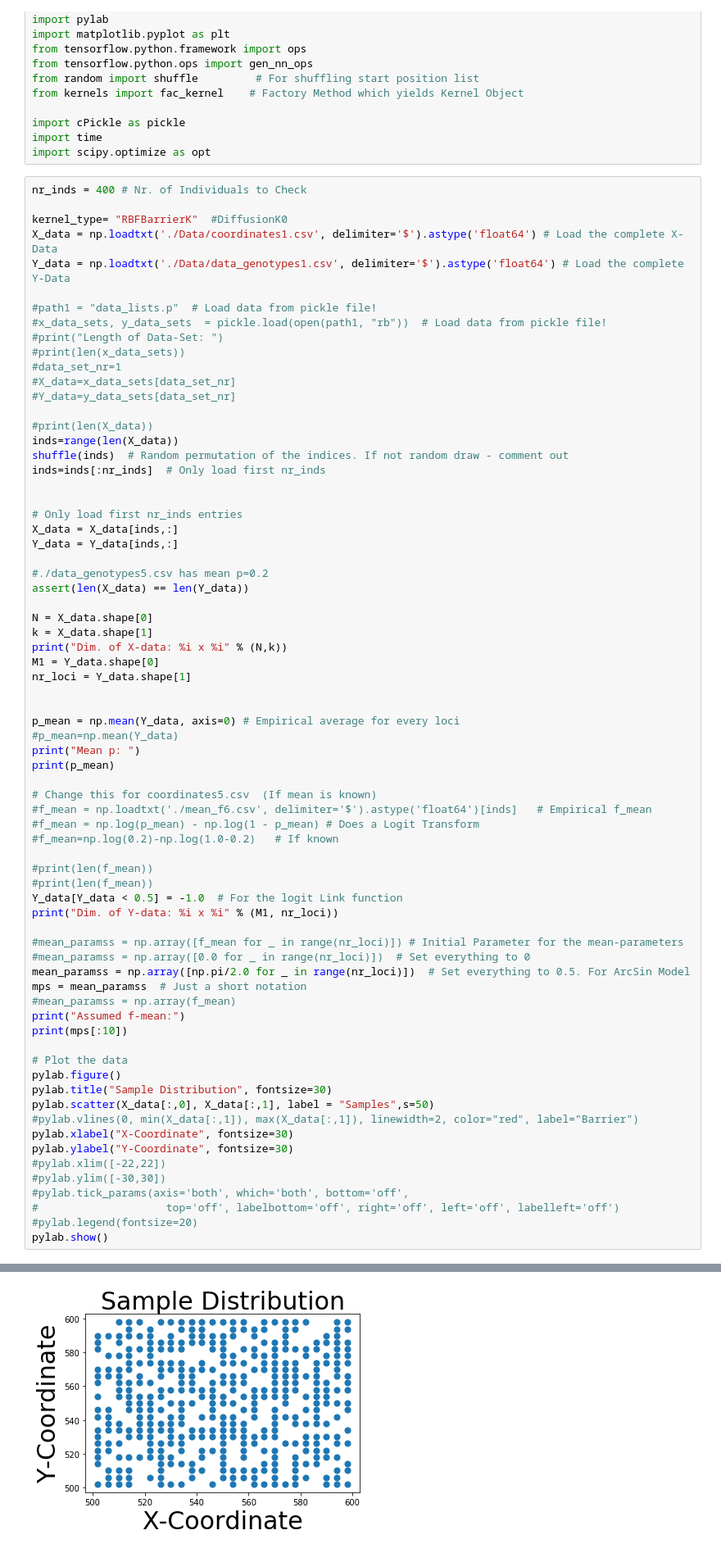
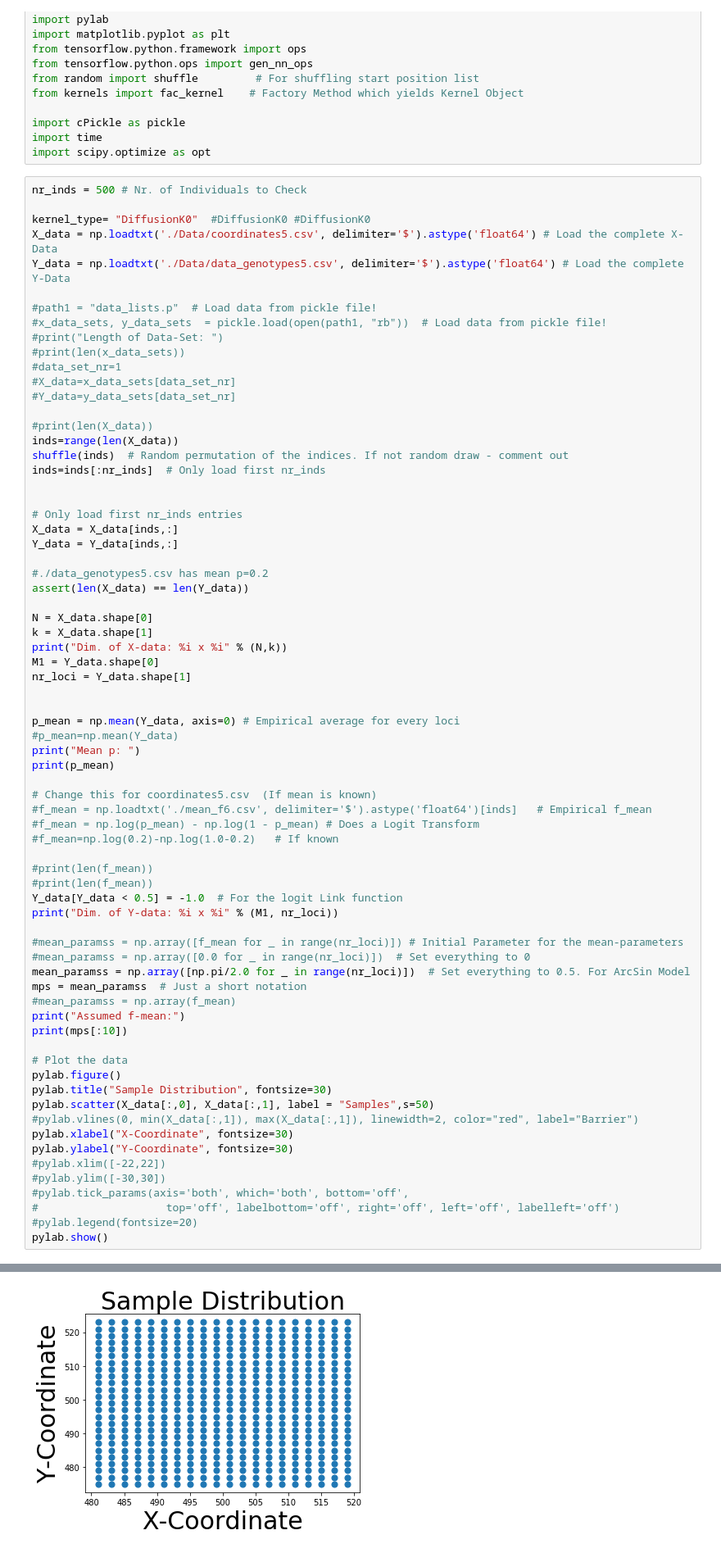
Before and after one commit to hringbauer/BarrierInferPublic, a Jupyter notebook: Laplace.ipynb, the cells around one changed output, grey strips where cells are left out. Shown: that part at 82% size. Cells and saved outputs as stored; diff of their text form.

```diff
--- a/Laplace.ipynb
+++ b/Laplace.ipynb
@@ -13,11 +13,11 @@ import cPickle as pickle
 import time
 import scipy.optimize as opt
 # %%
-nr_inds = 400 # Nr. of Individuals to Check
+nr_inds = 500 # Nr. of Individuals to Check
 
-kernel_type= "RBFBarrierK"  #DiffusionK0
-X_data = np.loadtxt('./Data/coordinates1.csv', delimiter='$').astype('float64') # Load the complete X-Data
-Y_data = np.loadtxt('./Data/data_genotypes1.csv', delimiter='$').astype('float64') # Load the complete Y-Data
+kernel_type= "DiffusionK0"  #DiffusionK0 #DiffusionK0
+X_data = np.loadtxt('./Data/coordinates5.csv', delimiter='$').astype('float64') # Load the complete X-Data
+Y_data = np.loadtxt('./Data/data_genotypes5.csv', delimiter='$').astype('float64') # Load the complete Y-Data
 
 #path1 = "data_lists.p"  # Load data from pickle file!
 #x_data_sets, y_data_sets  = pickle.load(open(path1, "rb"))  # Load data from pickle file!
@@ -102,4 +100,4 @@ Dim. of Y-data: 400 x 100
 Assumed f-mean:
 [ 1.57079633  1.57079633  1.57079633  1.57079633  1.57079633  1.57079633
   1.57079633  1.57079633  1.57079633  1.57079633]
-[figure, old version]
+[figure, new version]
```
Also changed, not shown: parts of 10 cells of this notebook, 9 other files.
